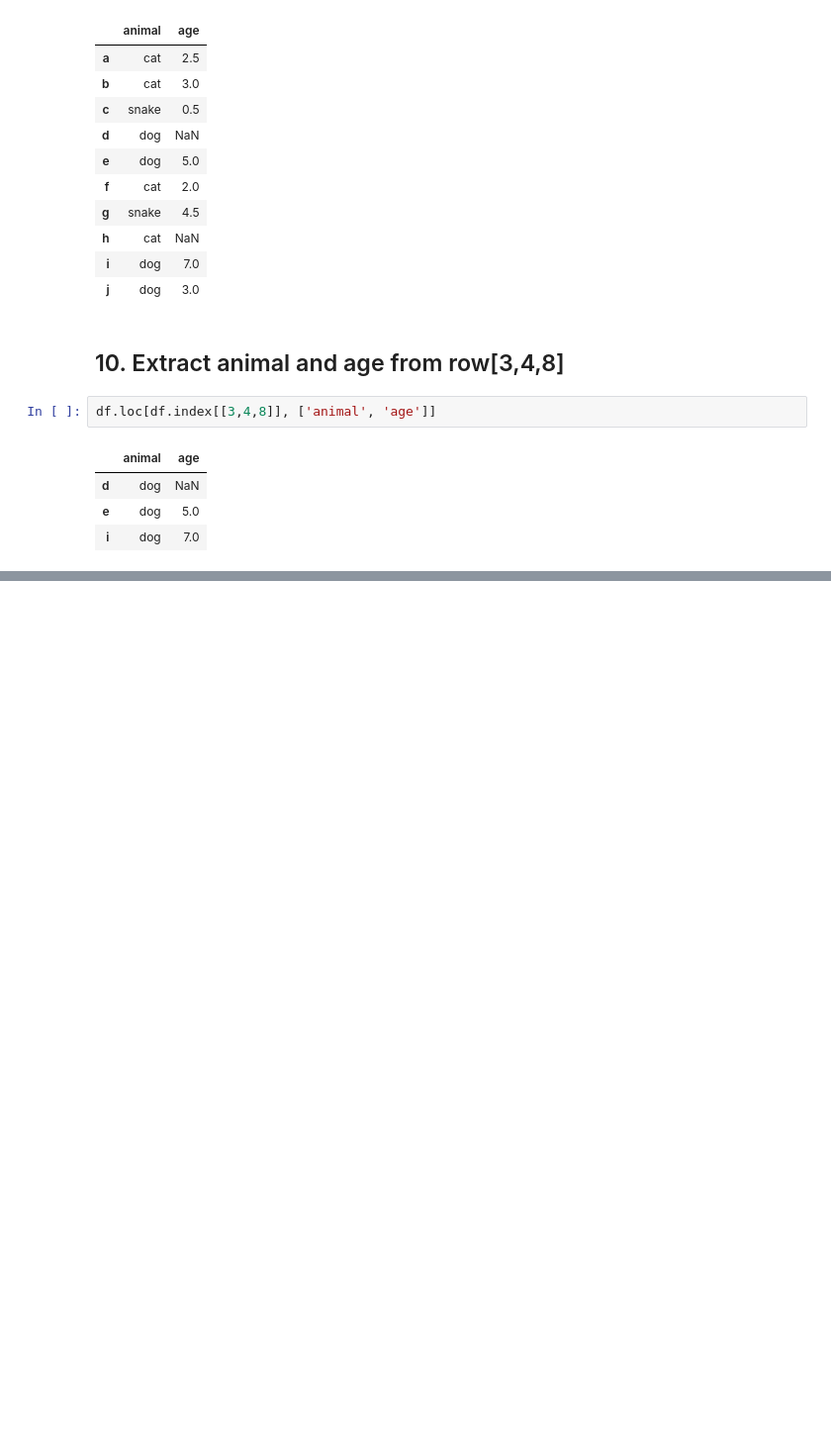
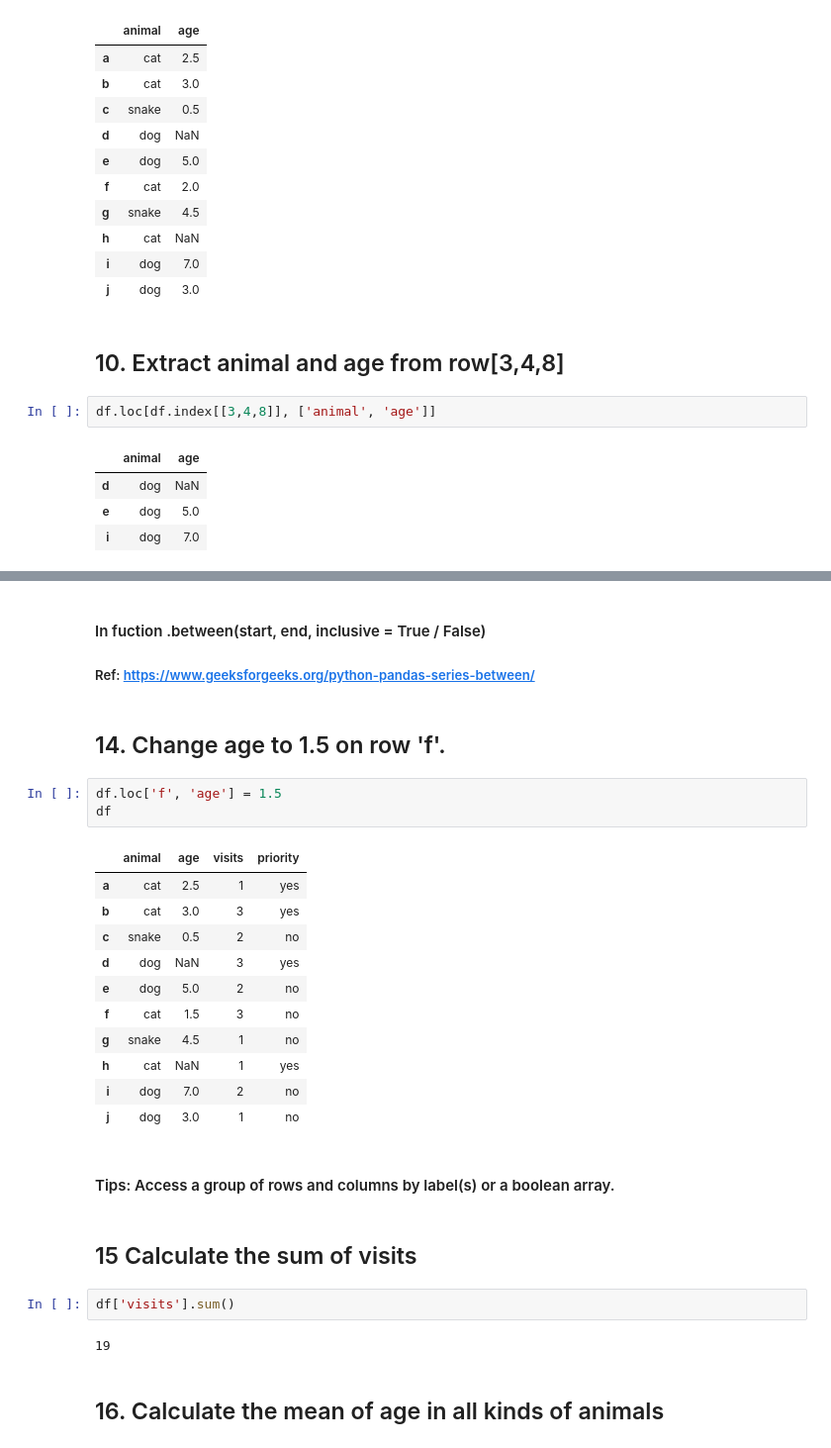
Before and after one commit to pecroger/Top-50-Pandas, a Jupyter notebook: Top 50 Pandas .ipynb, the cells around one changed output, grey strips where cells are left out. Shown: that part at 99% size. Drawn from its saved outputs; the diff is of its cells as text; blank space fills up the shorter version.

```diff
--- a/Top 50 Pandas .ipynb
+++ b/Top 50 Pandas .ipynb
@@ -149,0 +187,30 @@ df.loc[df.index[[3,4,8]], ['animal', 'age']]
+# %% [markdown]
+#### In fuction .between(start, end, inclusive = True / False)
+##### Ref: https://www.geeksforgeeks.org/python-pandas-series-between/
+# %% [markdown]
+## 14. Change age to 1.5 on row 'f'.
+# %%
+df.loc['f', 'age'] = 1.5
+df
+# %% [output]
+|  | animal | age | visits | priority |
+| a | cat | 2.5 | 1 | yes |
+| b | cat | 3.0 | 3 | yes |
+| c | snake | 0.5 | 2 | no |
+| d | dog | NaN | 3 | yes |
+| e | dog | 5.0 | 2 | no |
+| f | cat | 1.5 | 3 | no |
+| g | snake | 4.5 | 1 | no |
+| h | cat | NaN | 1 | yes |
+| i | dog | 7.0 | 2 | no |
+| j | dog | 3.0 | 1 | no |
+# %% [markdown]
+#### Tips: Access a group of rows and columns by label(s) or a boolean array.
+# %% [markdown]
+## 15 Calculate the sum of visits
+# %%
+df['visits'].sum()
+# %% [output]
+19
+# %% [markdown]
+## 16. Calculate the mean of age in all kinds of animals
```
Also changed, not shown: parts of 19 cells of this notebook.
